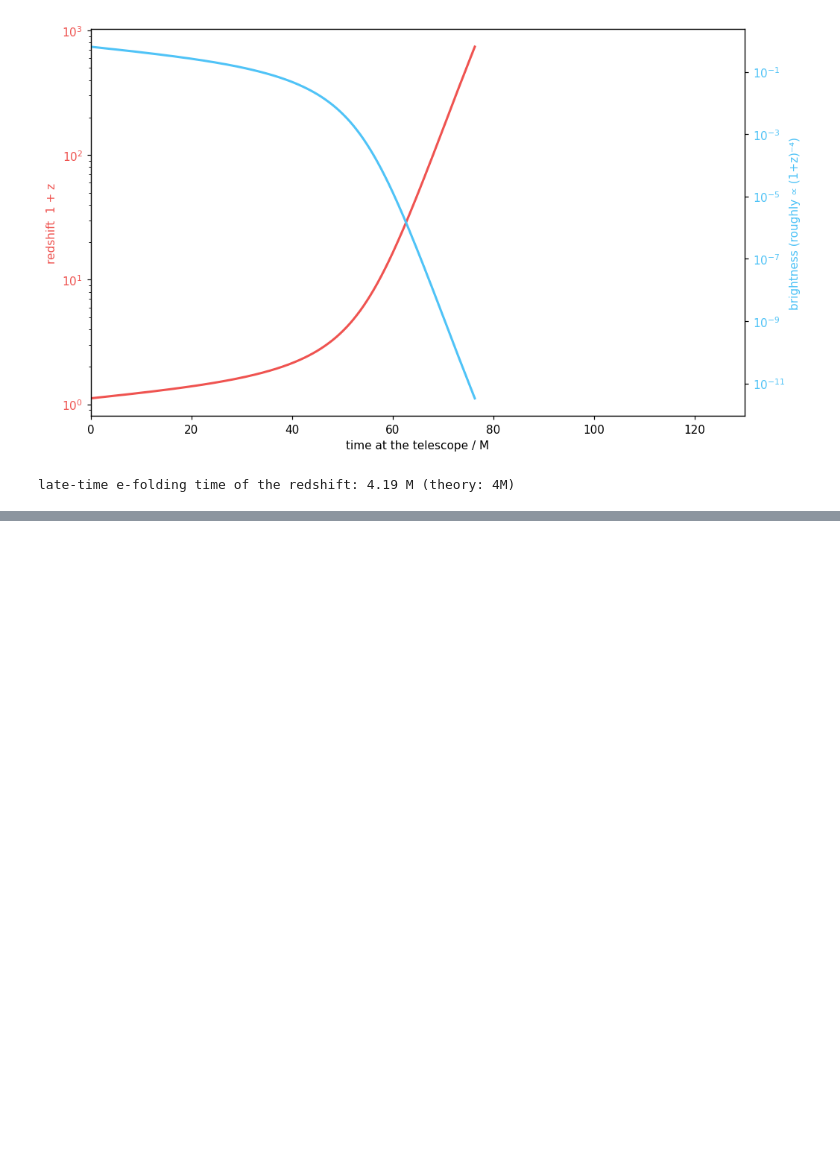
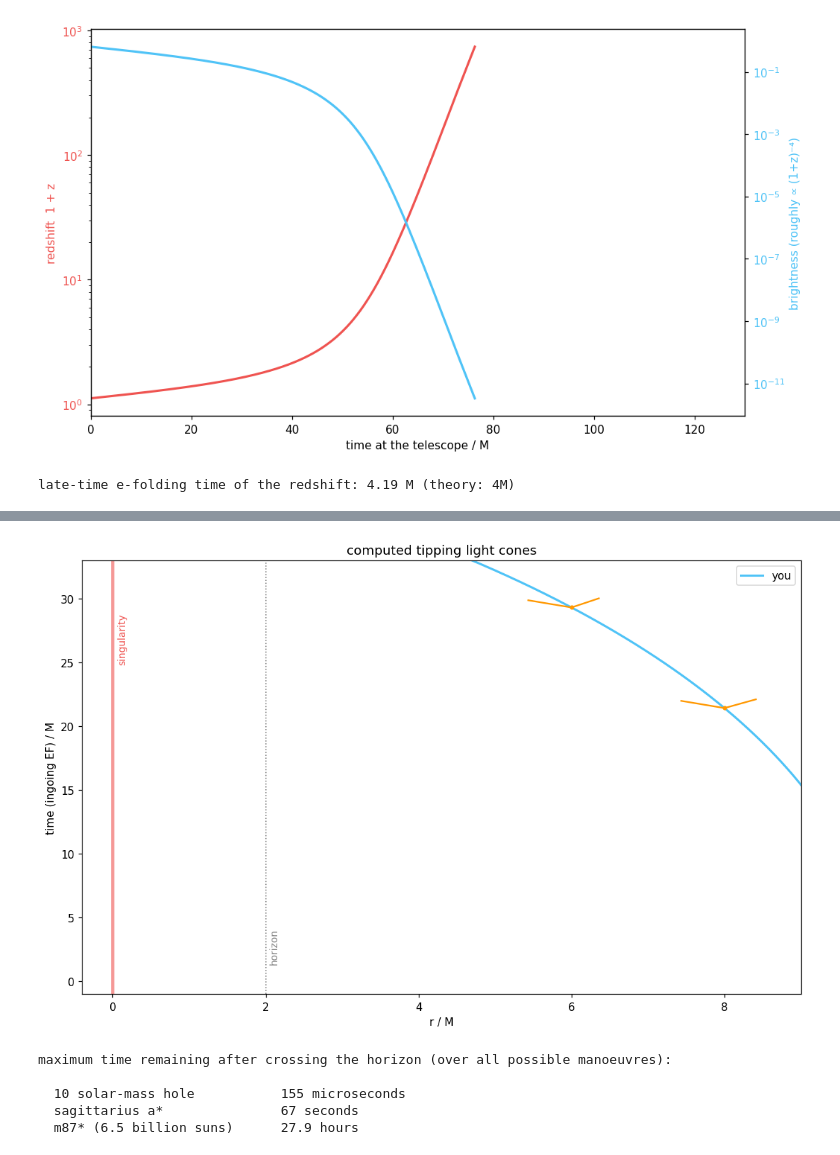
Before and after one commit to nicomii/gravity-lab, a Jupyter notebook: black-hole/chapter4-falling-into-a-bh.ipynb, the cells around one changed output, grey strips where cells are left out. Cells and saved outputs as stored; diff of their text form; code cells hidden in the pictures; blank space fills up the shorter version.

```diff
--- a/black-hole/chapter4-falling-into-a-bh.ipynb
+++ b/black-hole/chapter4-falling-into-a-bh.ipynb
@@ -112,0 +163,50 @@ late-time e-folding time of the redshift: 4.19 M (theory: 4M)
+# %%
+# EF time is regular through the horizon: dv/dtau = 1/(E - rdot), tbar = v - r
+v = cumulative_trapezoid(1.0/(E - rdot), tau, initial=0)
+# shift so the trajectory starts at tbar = 0
+tbar = v - (r - r0)
+
+fig, ax = plt.subplots(figsize=(10, 6.5))
+ax.plot(r, tbar, color='#4fc3f7', lw=2, label='you')
+
+# light cones on a grid: ingoing edge slope dtbar/dr = -1, outgoing edge (r+2M)/(r-2M)
+for rc in [8, 6, 4, 3, 2.5, 2.0, 1.5, 1.0, 0.6]:
+    # put the cone on our trajectory (r decreases)
+    tc = np.interp(-rc, -r, tbar)
+    for slope_kind in ['in', 'out']:
+        if slope_kind == 'in':
+            # ingoing light: always inward and future
+            dr = -1.0; dt = 1.0
+        else:
+            s = (rc + 2*M) / (rc - 2*M) if abs(rc - 2*M) > 1e-9 else np.inf
+            # "outgoing" light: future-directed means dtbar > 0
+            dr = 1.0 if s > 0 else -1.0
+            dt = abs(s) if np.isfinite(s) else 20.0
+        norm = 0.8 / np.hypot(dr, dt)
+        ax.plot([rc, rc + dr*norm], [tc, tc + dt*norm], color='#ff9800', lw=1.5)
+    ax.plot(rc, tc, 'o', color='#ff9800', ms=3)
+
+ax.axvline(2*M, color='gray', ls=':', lw=1)
+ax.text(2.05, 1.5, 'horizon', color='gray', rotation=90, fontsize=9)
+ax.axvline(0, color='#ef5350', lw=3, alpha=0.6)
+ax.text(0.06, 25, 'singularity', color='#ef5350', rotation=90, fontsize=9)
+ax.set_xlim(-0.4, 9); ax.set_ylim(-1, 33)
+ax.set_xlabel('r / M'); ax.set_ylabel('time (ingoing EF) / M')
+ax.set_title('computed tipping light cones')
+ax.legend()
+plt.tight_layout(); plt.show()
+# %% [output]
+[figure, added]
+# %%
+print("maximum time remaining after crossing the horizon (over all possible manoeuvres):\n")
+for name, msun in [("10 solar-mass hole", 10), ("sagittarius a*", 4.3e6), ("m87* (6.5 billion suns)", 6.5e9)]:
+    secs = np.pi * GM_c3 * msun
+    nice = (f"{secs*1e6:.0f} microseconds" if secs < 1e-3 else
+            f"{secs:.0f} seconds" if secs < 3600 else f"{secs/3600:.1f} hours")
+    print(f"  {name:<28} {nice}")
+# %% [output]
+maximum time remaining after crossing the horizon (over all possible manoeuvres):
+
+  10 solar-mass hole           155 microseconds
+  sagittarius a*               67 seconds
+  m87* (6.5 billion suns)      27.9 hours
```
Also changed, not shown: parts of 2 cells of this notebook.
